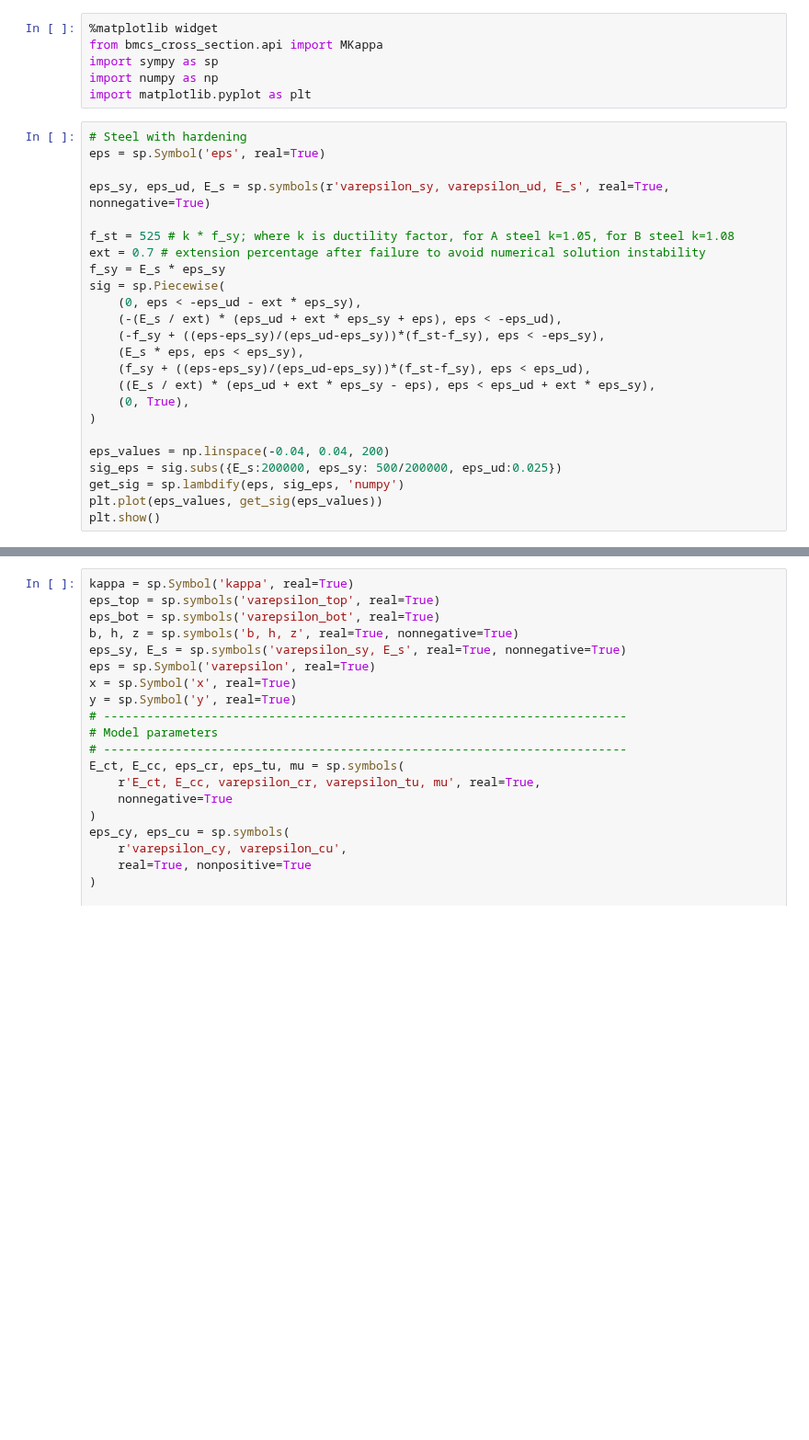
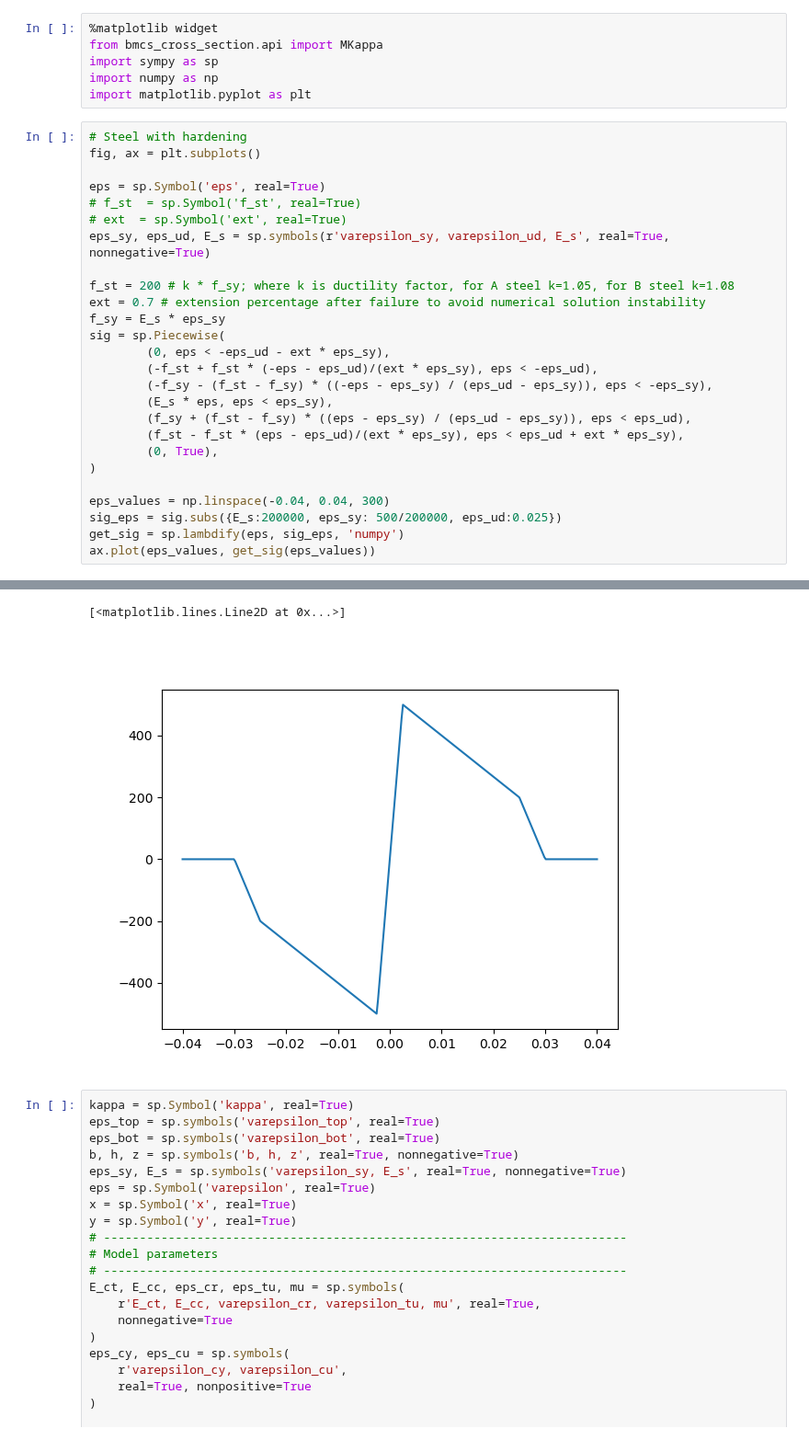
Before and after one commit to rosoba/bmcs_cross_section, a Jupyter notebook: notebooks/mkappa/testing_material_laws.ipynb, the cells around one changed output, grey strips where cells are left out. Shown at 92% size. Saved outputs shown, nothing was run; the diff lists cells and outputs as text; blank space fills up the shorter version.

```diff
--- a/notebooks/mkappa/testing_material_laws.ipynb
+++ b/notebooks/mkappa/testing_material_laws.ipynb
@@ -6,26 +6,28 @@ import numpy as np
 import matplotlib.pyplot as plt
 # %%
 # Steel with hardening
+fig, ax = plt.subplots()
+
 eps = sp.Symbol('eps', real=True)
-
+# f_st  = sp.Symbol('f_st', real=True)
+# ext  = sp.Symbol('ext', real=True)
 eps_sy, eps_ud, E_s = sp.symbols(r'varepsilon_sy, varepsilon_ud, E_s', real=True, nonnegative=True)
 
-f_st = 525 # k * f_sy; where k is ductility factor, for A steel k=1.05, for B steel k=1.08
+f_st = 200 # k * f_sy; where k is ductility factor, for A steel k=1.05, for B steel k=1.08
 ext = 0.7 # extension percentage after failure to avoid numerical solution instability
 f_sy = E_s * eps_sy
 sig = sp.Piecewise(
-    (0, eps < -eps_ud - ext * eps_sy),
-    (-(E_s / ext) * (eps_ud + ext * eps_sy + eps), eps < -eps_ud),
-    (-f_sy + ((eps-eps_sy)/(eps_ud-eps_sy))*(f_st-f_sy), eps < -eps_sy),
-    (E_s * eps, eps < eps_sy),
-    (f_sy + ((eps-eps_sy)/(eps_ud-eps_sy))*(f_st-f_sy), eps < eps_ud),
-    ((E_s / ext) * (eps_ud + ext * eps_sy - eps), eps < eps_ud + ext * eps_sy),
-    (0, True),
+        (0, eps < -eps_ud - ext * eps_sy),
+        (-f_st + f_st * (-eps - eps_ud)/(ext * eps_sy), eps < -eps_ud),
+        (-f_sy - (f_st - f_sy) * ((-eps - eps_sy) / (eps_ud - eps_sy)), eps < -eps_sy),
+        (E_s * eps, eps < eps_sy),
+        (f_sy + (f_st - f_sy) * ((eps - eps_sy) / (eps_ud - eps_sy)), eps < eps_ud),
+        (f_st - f_st * (eps - eps_ud)/(ext * eps_sy), eps < eps_ud + ext * eps_sy),
+        (0, True),
 )
 
-eps_values = np.linspace(-0.04, 0.04, 200)
+eps_values = np.linspace(-0.04, 0.04, 300)
 sig_eps = sig.subs({E_s:200000, eps_sy: 500/200000, eps_ud:0.025})
 get_sig = sp.lambdify(eps, sig_eps, 'numpy')
-plt.plot(eps_values, get_sig(eps_values))
-plt.show()
+ax.plot(eps_values, get_sig(eps_values))
 # %% [output]
@@ -33,3 +34,5 @@ plt.show()
+[<matplotlib.lines.Line2D at 0x...>]
+[figure, added]
 # %%
 kappa = sp.Symbol('kappa', real=True)
 eps_top = sp.symbols('varepsilon_top', real=True)
```
Also changed, not shown: parts of 1 cell of this notebook, 1 other file.
